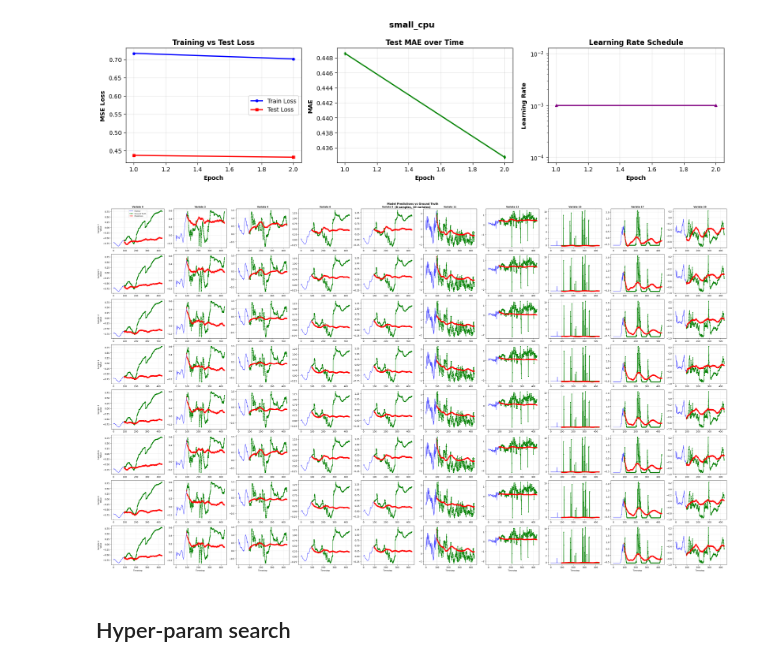
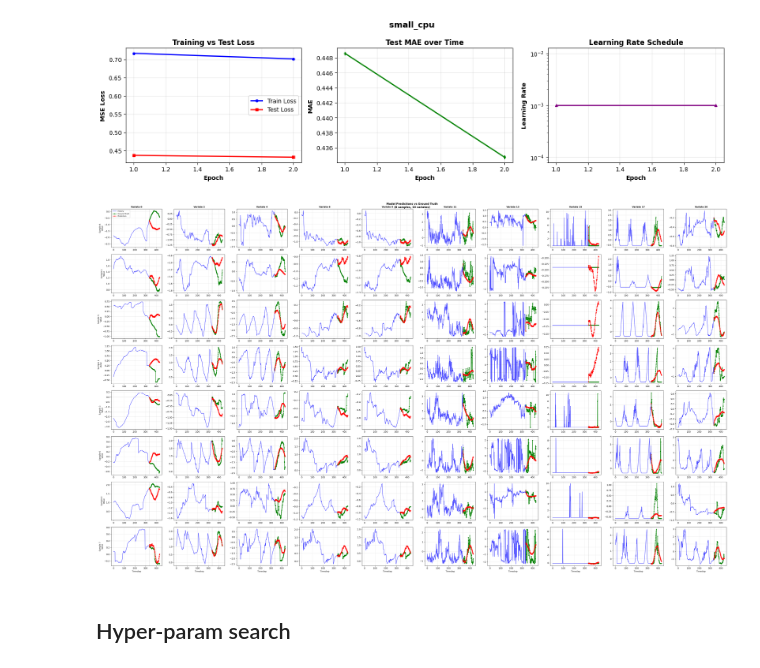
Before and after one commit to ADnocap/Crossview-Attention, a Jupyter notebook: train_model.ipynb, the cells around one changed output. Cells and saved outputs as stored; diff of their text form; code cells hidden in the pictures.

```diff
--- a/train_model.ipynb
+++ b/train_model.ipynb
@@ -151,14 +151,14 @@ plot_training_history('all_experiments.json', experiment_name='small_cpu', exper
 # %%
 visualize_predictions(
     model=model,
-    data_loader=test_loader,
+    data_loader=train_loader,
     device='cpu',
     num_samples=10,
     num_variates=10,
     save_path=None
 )
 # %% [output]
-[figure, old version]
+[figure, new version]
 # %%
 # Print all experiments in file
 print_experiment_summary('all_experiments.json')
```
Also changed, not shown: parts of 2 cells of this notebook.
